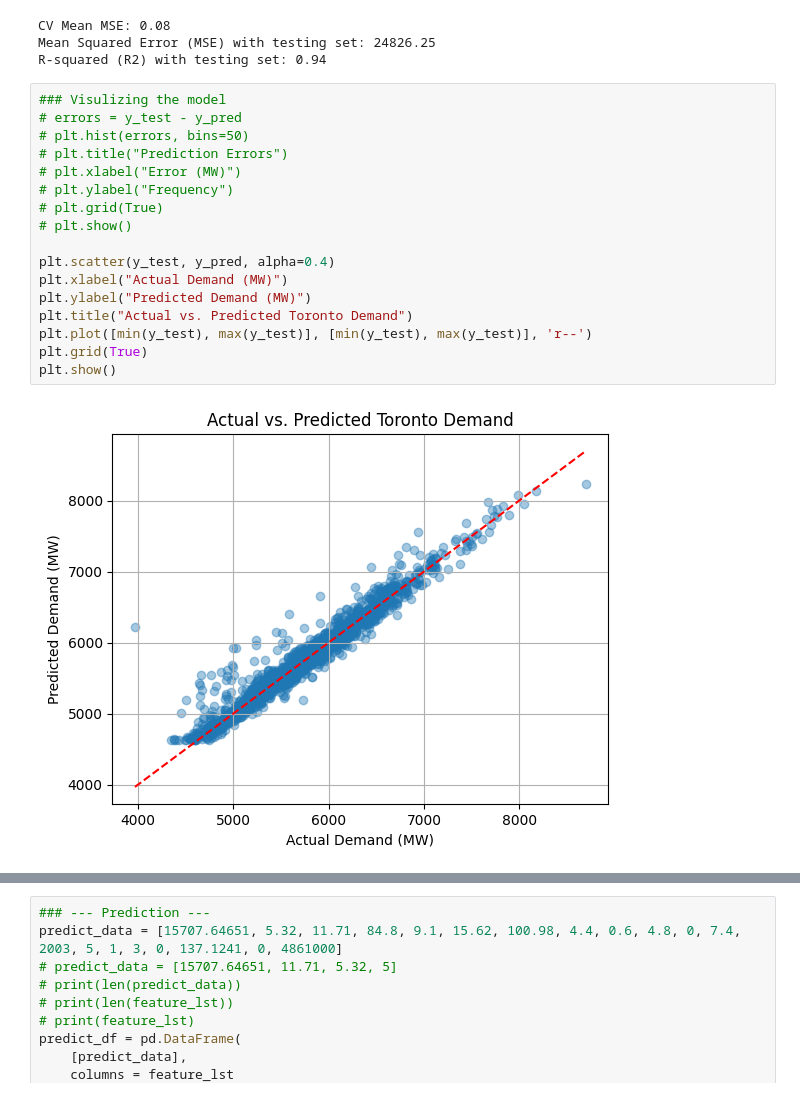
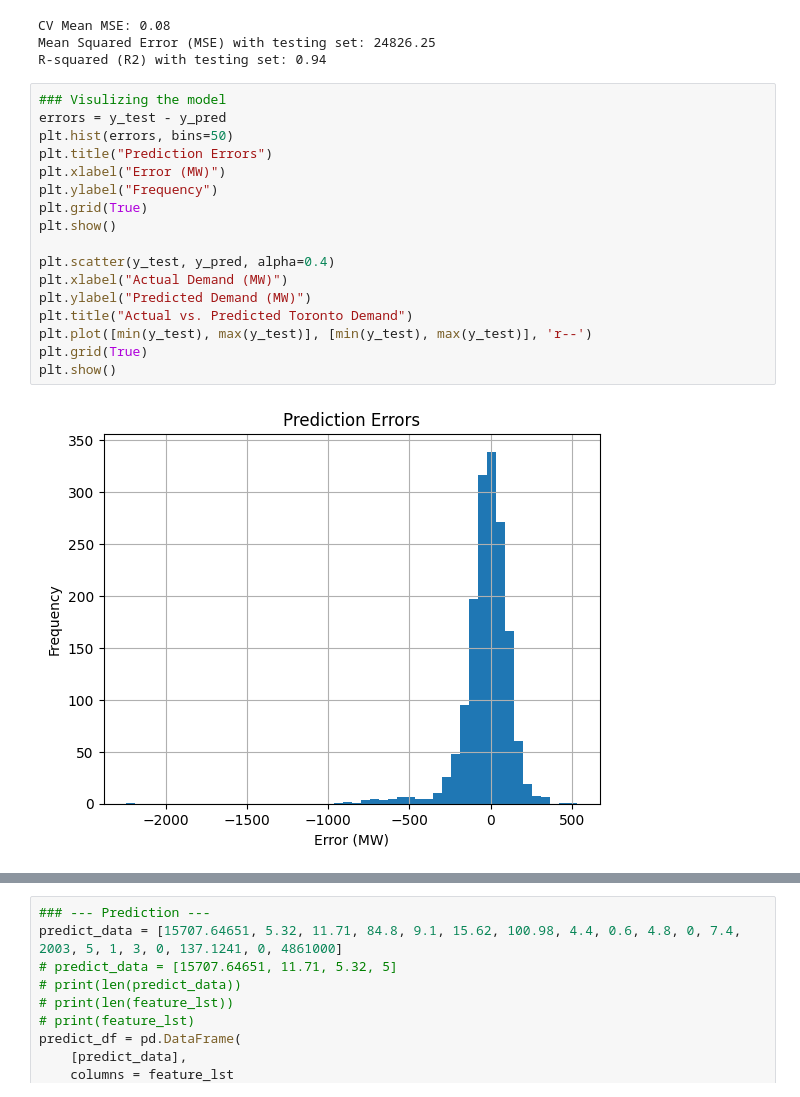
Before and after one commit to wquan03/Predicting_Toronto_Electricity_Price_and_Demand, a Jupyter notebook: Dev/Post Analysis/Prediction Model/neural_network.ipynb, the cells around one changed output, grey strips where cells are left out. Drawn from its saved outputs; the diff is of its cells as text.

Commit message:
adding a new graph for the neural network model

```diff
--- a/Dev/Post Analysis/Prediction Model/neural_network.ipynb
+++ b/Dev/Post Analysis/Prediction Model/neural_network.ipynb
@@ -139,20 +139,20 @@ Mean Squared Error (MSE) with testing set: 24826.25
 R-squared (R2) with testing set: 0.94
 # %%
 ### Visulizing the model
-# errors = y_test - y_pred
-# plt.hist(errors, bins=50)
-# plt.title("Prediction Errors")
-# plt.xlabel("Error (MW)")
-# plt.ylabel("Frequency")
-# plt.grid(True)
-# plt.show()
+errors = y_test - y_pred
+plt.hist(errors, bins=50)
+plt.title("Prediction Errors")
+plt.xlabel("Error (MW)")
+plt.ylabel("Frequency")
+plt.grid(True)
+plt.show()
 
 plt.scatter(y_test, y_pred, alpha=0.4)
 plt.xlabel("Actual Demand (MW)")
 plt.ylabel("Predicted Demand (MW)")
 plt.title("Actual vs. Predicted Toronto Demand")
 plt.plot([min(y_test), max(y_test)], [min(y_test), max(y_test)], 'r--')
 plt.grid(True)
 plt.show()
 # %% [output]
-[figure, old version]
+[figure, new version]
```
Also changed, not shown: parts of 1 cell of this notebook.
